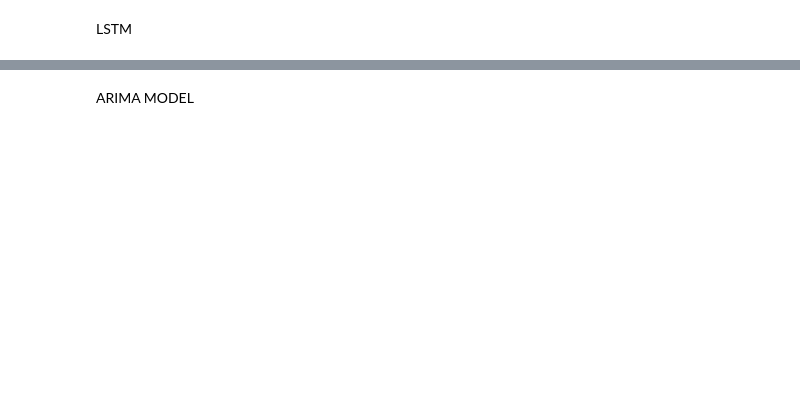
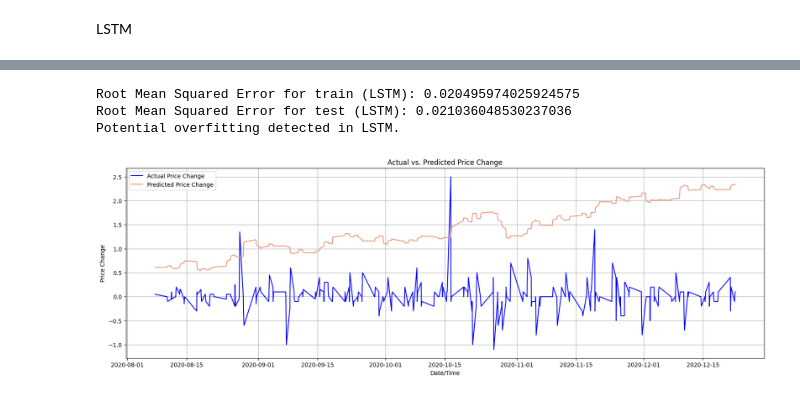
Before and after one commit to DuyMinhDo/PriceChangePrediction, a Jupyter notebook: FPT_Price_Volatility_Prediction.ipynb, the cells around one changed output, grey strips where cells are left out. Saved outputs shown, nothing was run; the diff lists cells and outputs as text; code cells hidden in the pictures; blank space fills up the shorter version.

```diff
--- a/FPT_Price_Volatility_Prediction.ipynb
+++ b/FPT_Price_Volatility_Prediction.ipynb
@@ -93,0 +87,32 @@ daily_data[['Date/Time', 'Close', 'Price Change']]
+# %%
+!pip install pandas_ta
+
+import pandas_ta as ta
+
+# Calculate technical indicators using pandas_ta
+daily_data['RSI'] = ta.rsi(daily_data['Close'], length=14)
+daily_data['SMA_20'] = ta.sma(daily_data['Close'], length=20)
+daily_data['SMA_50'] = ta.sma(daily_data['Close'], length=50)
+daily_data['EMA_12'] = ta.ema(daily_data['Close'], length=12)
+daily_data['EMA_26'] = ta.ema(daily_data['Close'], length=26)
+daily_data['MACD'] = daily_data['EMA_12'] - daily_data['EMA_26']
+daily_data['Signal_Line'] = ta.ema(daily_data['MACD'], length=9)
+#Bollinger
+bbands = ta.bbands(daily_data['Close'], length=20, std=2)
+daily_data['Bollinger_High'] = bbands['BBU_20_2.0']
+daily_data['Bollinger_Low'] = bbands['BBL_20_2.0']
+#Stochastic
+stoch_data = ta.stoch(daily_data['High'], daily_data['Low'], daily_data['Close'])
+daily_data['Stochastic_K'] = stoch_data['STOCHk_14_3_3']
+daily_data['Stochastic_D'] = stoch_data['STOCHd_14_3_3']
+#ADX
+adx_indicator = ta.adx(daily_data['High'], daily_data['Low'], daily_data['Close'], length=14)
+daily_data['ADX'] = adx_indicator['ADX_14']
+daily_data['CCI'] = ta.cci(daily_data['High'], daily_data['Low'], daily_data['Close'], length=20)
+daily_data['ROC'] = ta.roc(daily_data['Close'], length=10)
+daily_data['Williams_R'] = ta.willr(daily_data['High'], daily_data['Low'], daily_data['Close'], length=14)
+daily_data['ATR'] = ta.atr(daily_data['High'], daily_data['Low'], daily_data['Close'], length=14)
+daily_data['OBV'] = ta.obv(daily_data['Close'], daily_data['Volume'])
+daily_data['MFI'] = ta.mfi(daily_data['High'], daily_data['Low'], daily_data['Close'], daily_data['Volume'], length=14)
+daily_data['Force_Index'] = ta.volume.efi(daily_data['Close'], daily_data['Volume'], length=13)
+daily_data['Volume_EMA'] = ta.ema(daily_data['Volume'], length=20)
@@ -314,10 +459,19 @@ from sklearn.metrics import r2_score
 
 print(f'R-squared (LSTM): {r2_score(y_test, predictions)}')
 
+rmse_lstm_train = mean_squared_error(y_train, best_model.predict(X_train), squared = False)
+rmse_lstm_test = mean_squared_error(y_test, predictions, squared = False)
+print(f'Root Mean Squared Error for train (LSTM): {rmse_lstm_train}')
+print(f'Root Mean Squared Error for test (LSTM): {rmse_lstm_test}')
+if rmse_lstm_train < rmse_lstm_test:
+  print("Potential overfitting detected in LSTM.\n")
+else:
+  print("No potential overfitting detected in LSTM.\n")
+
 predictions_original_scale = price_change_scaler.inverse_transform(predictions.reshape(-1, 1))  # Reshape for inverse_transform
 predictions_original_scale = predictions_original_scale.flatten()  # Flatten back to 1D
 
-test_dates_adjusted = daily_data['Date'][train_size + sequence_length : train_size + sequence_length + len(predictions)]
+test_dates_adjusted = daily_data['Date/Time'][train_size + sequence_length : train_size + sequence_length + len(predictions)]
 
 plt.figure(figsize=(20, 6))
 plt.plot(daily_data['Date/Time'][train_size + sequence_length:], daily_data['Price Change'][train_size + sequence_length:], label='Actual Price Change', color='blue')  # Use original 'Price Change' for actual values
@@ -333,2 +490,4 @@ NameError: name 'best_model' is not defined
+Root Mean Squared Error for train (LSTM): 0.020495974025924575
+Root Mean Squared Error for test (LSTM): 0.021036048530237036
+Potential overfitting detected in LSTM.
+[figure, added]
-# %% [markdown]
-ARIMA MODEL
```
Also changed, not shown: parts of 32 cells of this notebook.
